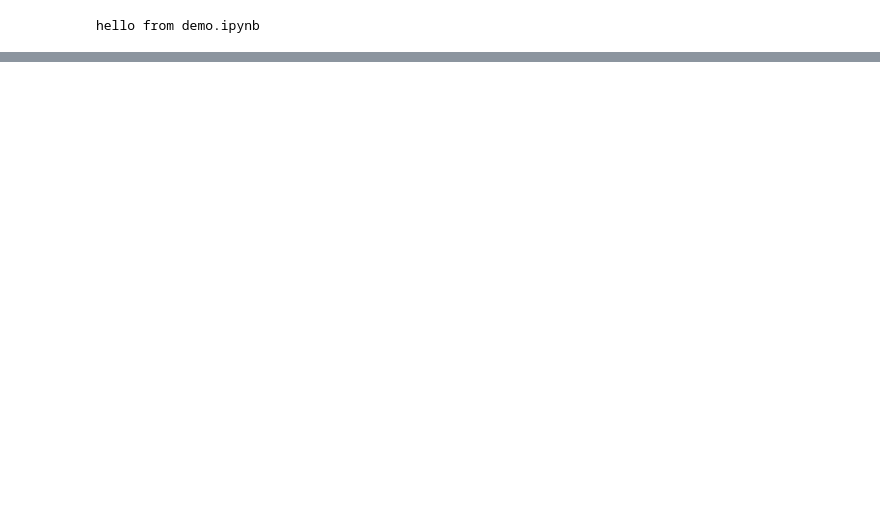
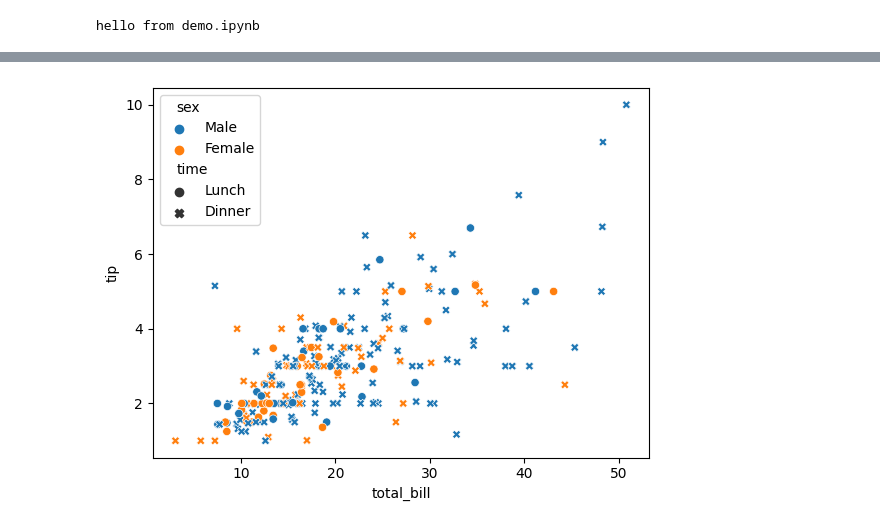
Before and after one commit to KatlehoJordan/ds-playground, a Jupyter notebook: demo.ipynb, the cells around one changed output, grey strips where cells are left out. Cells and saved outputs as stored; diff of their text form; code cells hidden in the pictures; blank space fills up the shorter version.

```diff
--- a/demo.ipynb
+++ b/demo.ipynb
@@ -15,0 +5,16 @@ fig.show()
+# %%
+import seaborn as sns
+import plotly.express as px
+
+# Load sample dataset
+tips = sns.load_dataset("tips")
+
+# Create a scatter plot using Seaborn
+sns.scatterplot(data=tips, x="total_bill", y="tip", hue="sex", style="time")
+
+# Convert the Seaborn plot to Plotly
+fig = px.scatter(tips, x="total_bill", y="tip", color="sex", symbol="time")
+
+# Display the interactive Plotly plot
+fig.show()
+# %% [output]
@@ -15,0 +23 @@ fig.show()
+[figure, added]
```
Also changed, not shown: parts of 5 cells of this notebook, 3 other files.
